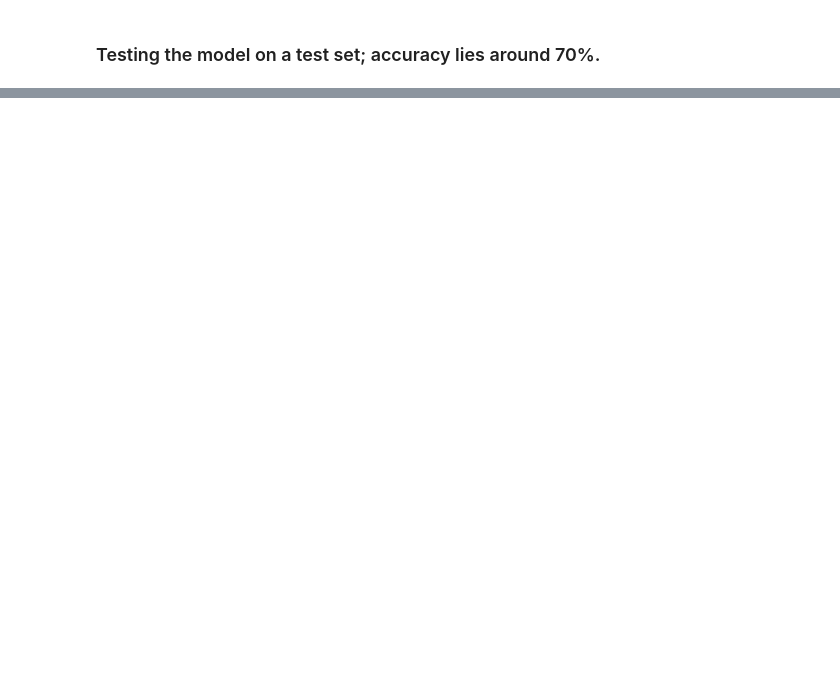
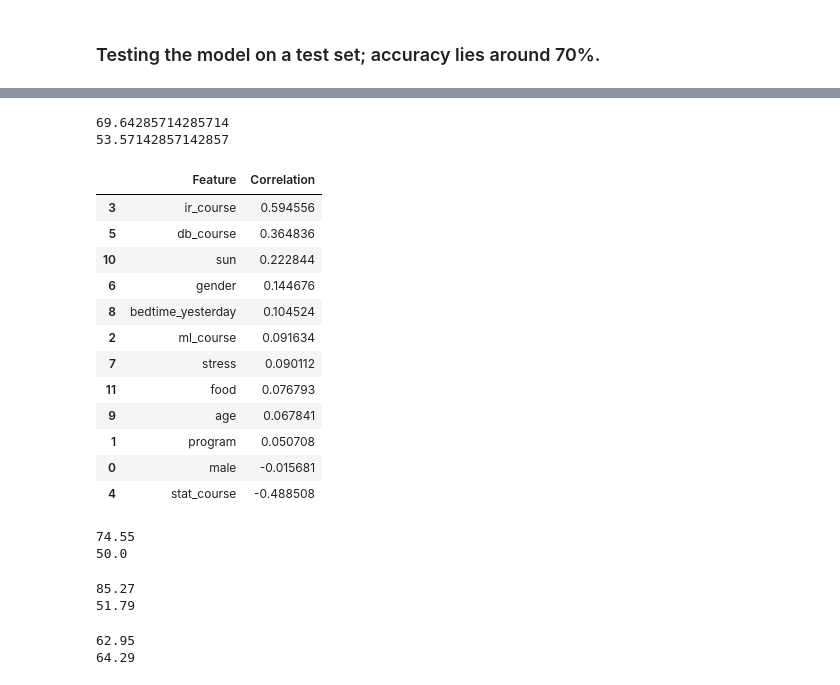
Before and after one commit to NatasjaWezel/DataMiningTechniques, a Jupyter notebook: assignment1_task1.ipynb, the cells around one changed output, grey strips where cells are left out. Cells and saved outputs as stored; diff of their text form; code cells hidden in the pictures; blank space fills up the shorter version.

```diff
--- a/assignment1_task1.ipynb
+++ b/assignment1_task1.ipynb
@@ -1035,0 +1052,71 @@ Accuracy =  67.85714285714286
+# %%
+logreg = LogisticRegression(random_state=1)
+logreg.fit(X_train, Y_train)
+Y_pred = logreg.predict(X_test)
+acc_log = logreg.score(X_train, Y_train) * 100
+print(acc_log)
+acc_log = logreg.score(X_test, Y_test) * 100
+print(acc_log)
+# %% [output]
+69.64285714285714
+53.57142857142857
+# %%
+coeff_df = pd.DataFrame(df_new.columns.delete(0))
+coeff_df.columns = ['Feature']
+coeff_df["Correlation"] = pd.Series(logreg.coef_[0])
+
+coeff_df.sort_values(by='Correlation', ascending=False)
+# %% [output]
+|  | Feature | Correlation |
+| 3 | ir_course | 0.594556 |
+| 5 | db_course | 0.364836 |
+| 10 | sun | 0.222844 |
+| 6 | gender | 0.144676 |
+| 8 | bedtime_yesterday | 0.104524 |
+| 2 | ml_course | 0.091634 |
+| 7 | stress | 0.090112 |
+| 11 | food | 0.076793 |
+| 9 | age | 0.067841 |
+| 1 | program | 0.050708 |
+| 0 | male | -0.015681 |
+| 4 | stat_course | -0.488508 |
+# %%
+# Support Vector Machines
+
+svc = SVC(random_state=1)
+svc.fit(X_train, Y_train)
+Y_pred = svc.predict(X_test)
+acc_svc = round(svc.score(X_train, Y_train) * 100, 2)
+print(acc_svc)
+
+acc_svc = round(svc.score(X_test, Y_test) * 100, 2)
+print(acc_svc)
+# %% [output]
+74.55
+50.0
+# %%
+knn = KNeighborsClassifier(n_neighbors = 3)
+knn.fit(X_train, Y_train)
+Y_pred = knn.predict(X_test)
+acc_knn = round(knn.score(X_train, Y_train) * 100, 2)
+print(acc_knn)
+
+acc_knn = round(knn.score(X_test, Y_test) * 100, 2)
+print(acc_knn)
+# %% [output]
+85.27
+51.79
+# %%
+# Gaussian Naive Bayes
+
+gaussian = GaussianNB()
+gaussian.fit(X_train, Y_train)
+Y_pred = gaussian.predict(X_test)
+acc_gaussian = round(gaussian.score(X_train, Y_train) * 100, 2)
+print(acc_gaussian)
+
+acc_gaussian = round(gaussian.score(X_test, Y_test) * 100, 2)
+print(acc_gaussian)
+# %% [output]
+62.95
+64.29
```
Also changed, not shown: parts of 18 cells of this notebook, 1 other file.
